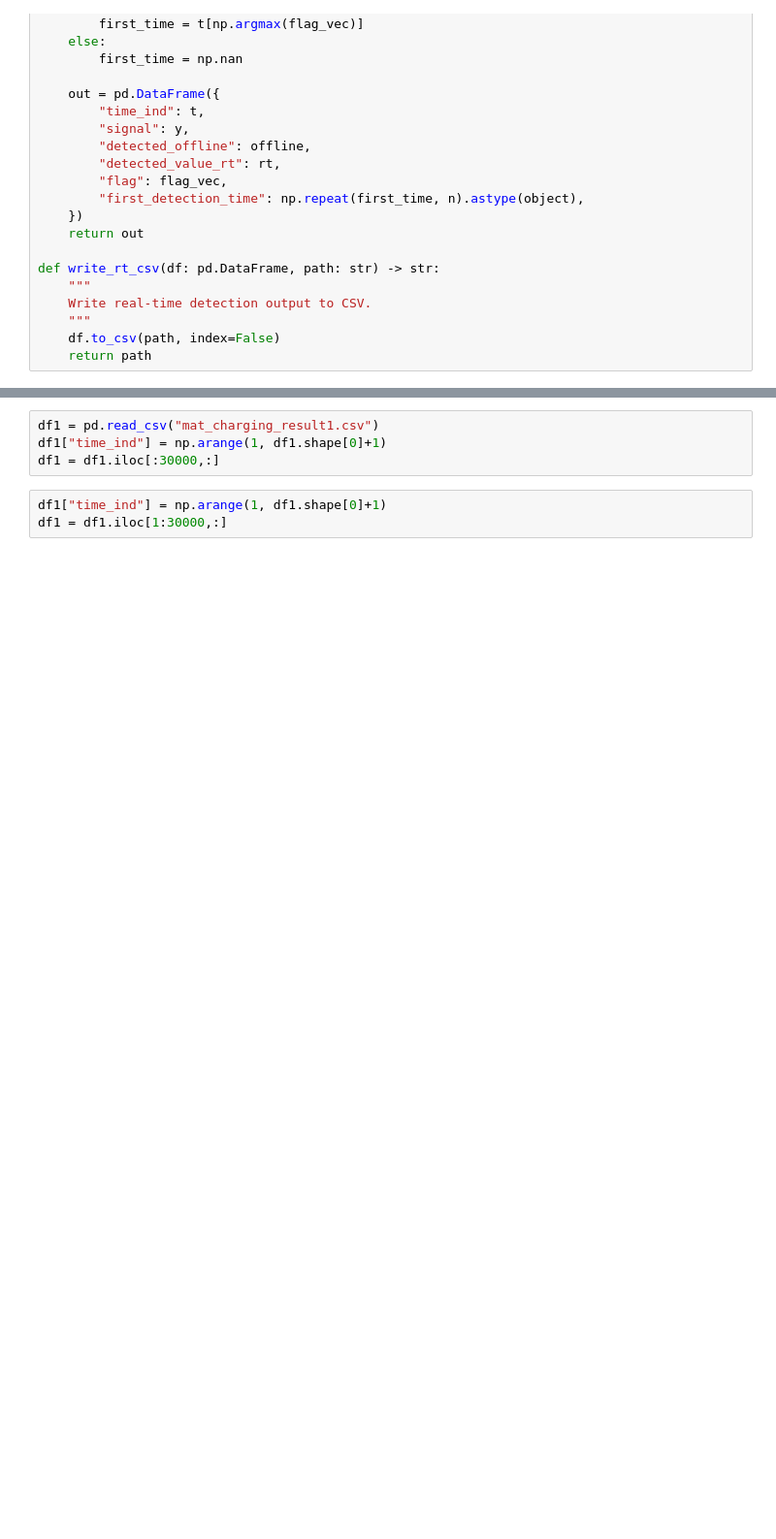
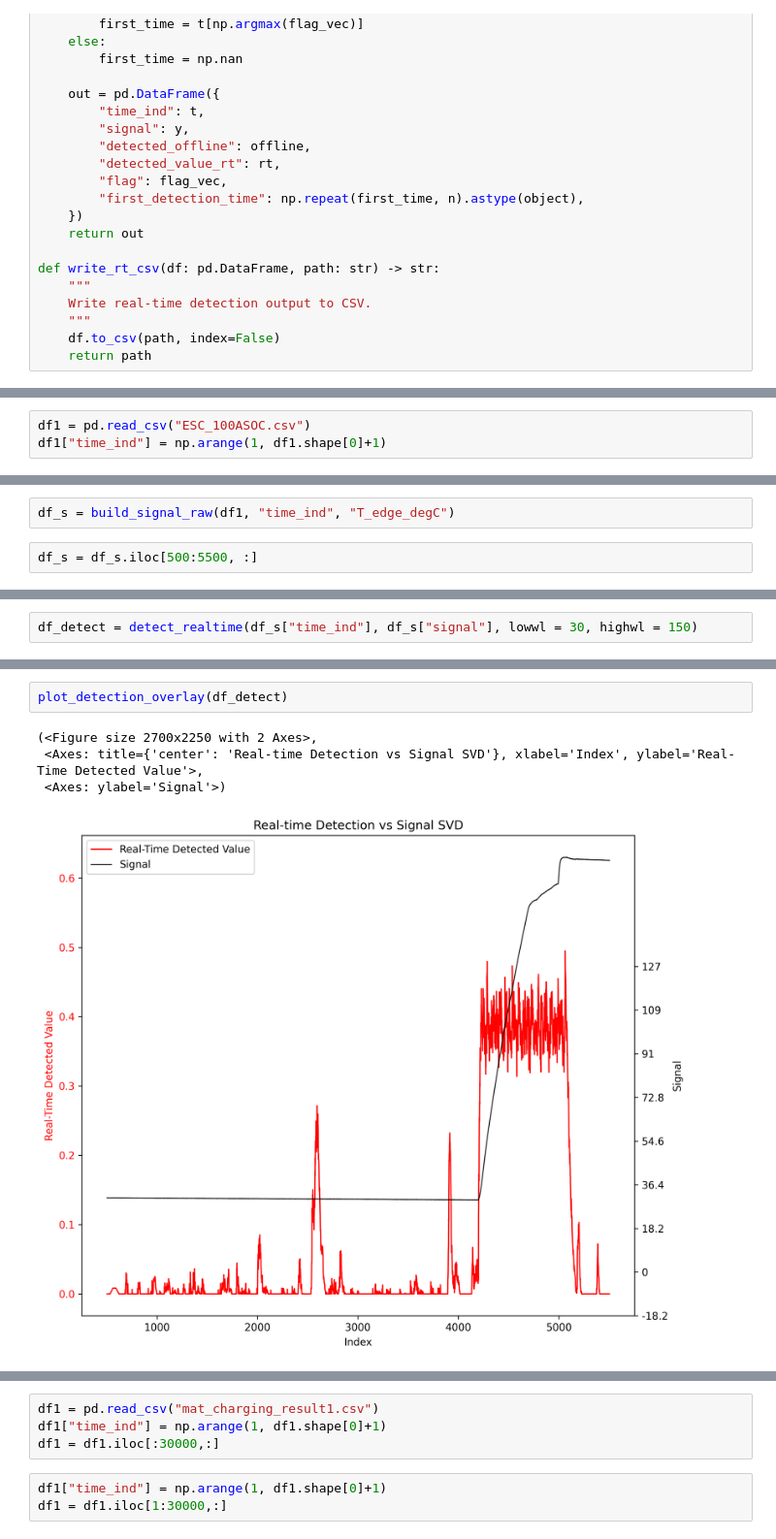
Before and after one commit to rhqrhq/Adversarial_Examples_Papers, a Jupyter notebook: pTRpred.ipynb, the cells around one changed output, grey strips where cells are left out. Shown at 97% size. Drawn from its saved outputs; the diff is of its cells as text; blank space fills up the shorter version.

```diff
--- a/pTRpred.ipynb
+++ b/pTRpred.ipynb
@@ -1260,0 +1290,3 @@ def plot_detection_overlay(
+# %%
+df1 = pd.read_csv("ESC_100ASOC.csv")
+df1["time_ind"] = np.arange(1, df1.shape[0]+1)
@@ -1260,0 +1302,4 @@ def plot_detection_overlay(
+# %%
+df_s = build_signal_raw(df1, "time_ind", "T_edge_degC")
+# %%
+df_s = df_s.iloc[500:5500, :]
@@ -1260,0 +1410,2 @@ def plot_detection_overlay(
+# %%
+df_detect = detect_realtime(df_s["time_ind"], df_s["signal"], lowwl = 30, highwl = 150)
@@ -1260,0 +1430,7 @@ def plot_detection_overlay(
+# %%
+plot_detection_overlay(df_detect)
+# %% [output]
+(<Figure size 2700x2250 with 2 Axes>,
+ <Axes: title={'center': 'Real-time Detection vs Signal SVD'}, xlabel='Index', ylabel='Real-Time Detected Value'>,
+ <Axes: ylabel='Signal'>)
+[figure, added]
```
Also changed, not shown: parts of 10 cells of this notebook.
